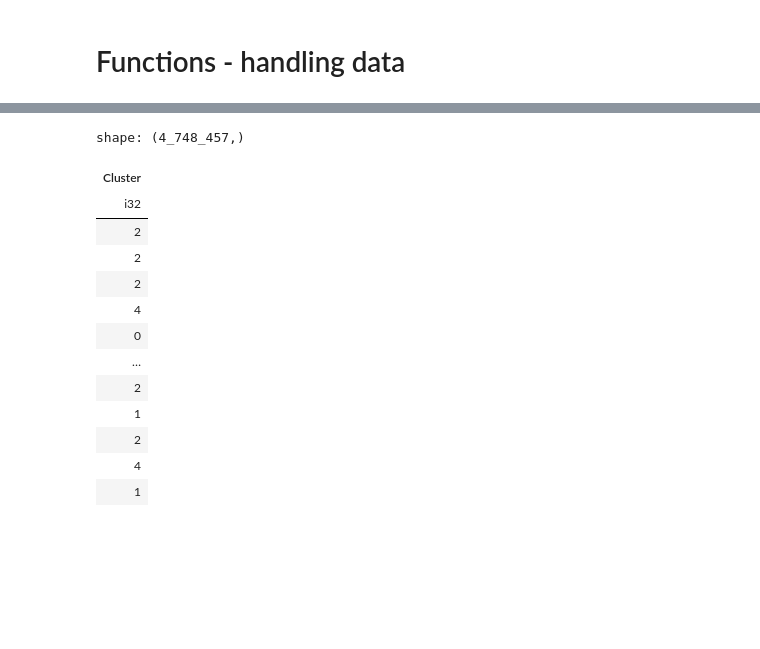
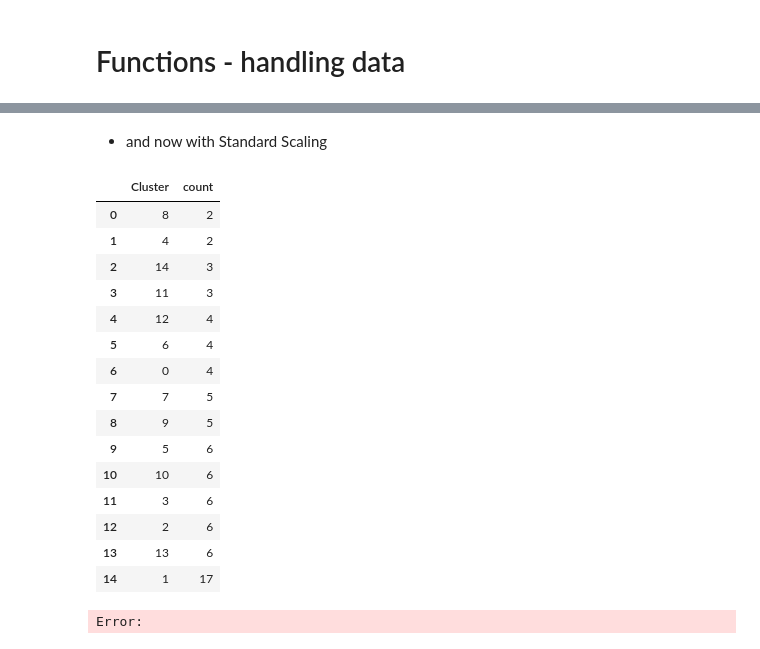
Before and after one commit to shs1018/iM_DiGital_Banker_academy, a Jupyter notebook: projects/iMBank_pj3/TS_CLustering.ipynb, the cells around one changed output, grey strips where cells are left out. Cells and saved outputs as stored; diff of their text form; code cells hidden in the pictures; blank space fills up the shorter version.

```diff
--- a/projects/iMBank_pj3/TS_CLustering.ipynb
+++ b/projects/iMBank_pj3/TS_CLustering.ipynb
@@ -146,17 +163,63 @@ shape: (4_748_457, 80)
-# %%
-kmeans_clustered_dat['Cluster']
-# %% [output]
-shape: (4_748_457,)
-| Cluster |
-| i32 |
-| 2 |
-| 2 |
-| 2 |
-| 4 |
-| 0 |
-| … |
-| 2 |
-| 1 |
-| 2 |
-| 4 |
-| 1 |
+# %% [markdown]
+- and now with Standard Scaling
+# %%
+def kmeans_scaled(data, nclusters = 5, transpose = 'y'):
+
+    col_names = data.columns
+
+    transformer = Pipeline(steps=[
+        ('imputer', SimpleImputer(strategy='constant', fill_value=0)), #결측치는 모두 0으로 처리 사유 -> 모두 NaN인 경우 열이 삭제됨.
+        ('scaler', StandardScaler())
+    ])
+
+    data_preprocessed = transformer.fit_transform(data.select(pl.col("*")).to_numpy())
+    data_preprocessed = pl.DataFrame(data_preprocessed, schema = col_names)
+
+    if transpose == 'y':
+        data_preprocessed = data_preprocessed.transpose() # 또는 그냥 .T로 transpose 가능?
+
+    # K-Means 수행
+    kmeans = KMeans(n_clusters=nclusters, random_state=42)
+    clusters = kmeans.fit_predict(data_preprocessed)
+
+    data_res = pl.DataFrame(data_preprocessed)
+    data_res = data_res.with_columns(pl.Series(name = 'Cluster', values = clusters))
+    data_res = data_res.with_columns(pl.Series(name = 'Colnames', values = col_names))
+
+    return data_res
+# %%
+kmeans_clustered_dat_scaled = kmeans_scaled(test_data, nclusters = 15)
+# %%
+import pandas as pd
+
+# Polars DataFrame을 Pandas DataFrame으로 변환
+df_pandas = kmeans_clustered_dat_scaled['Cluster'].value_counts().sort(by='count').to_pandas()
+
+# Pandas의 출력 설정을 변경하여 전체 데이터 보기
+pd.set_option('display.max_rows', None)  # 모든 행 출력
+pd.set_option('display.max_columns', None)  # 모든 열 출력
+
+# 전체 출력
+df_pandas
+# %% [output]
+|  | Cluster | count |
+| 0 | 8 | 2 |
+| 1 | 4 | 2 |
+| 2 | 14 | 3 |
+| 3 | 11 | 3 |
+| 4 | 12 | 4 |
+| 5 | 6 | 4 |
+| 6 | 0 | 4 |
+| 7 | 7 | 5 |
+| 8 | 9 | 5 |
+| 9 | 5 | 6 |
+| 10 | 10 | 6 |
+| 11 | 3 | 6 |
+| 12 | 2 | 6 |
+| 13 | 13 | 6 |
+| 14 | 1 | 17 |
+# %%
+result = kmeans_clustered_dat_scaled.filter(pl.col('Cluster') == 1)[['Colnames', 'Cluster']]
+print(result)
+# %% [output]
+Error:
```
Also changed, not shown: parts of 8 cells of this notebook, 18 other files.
